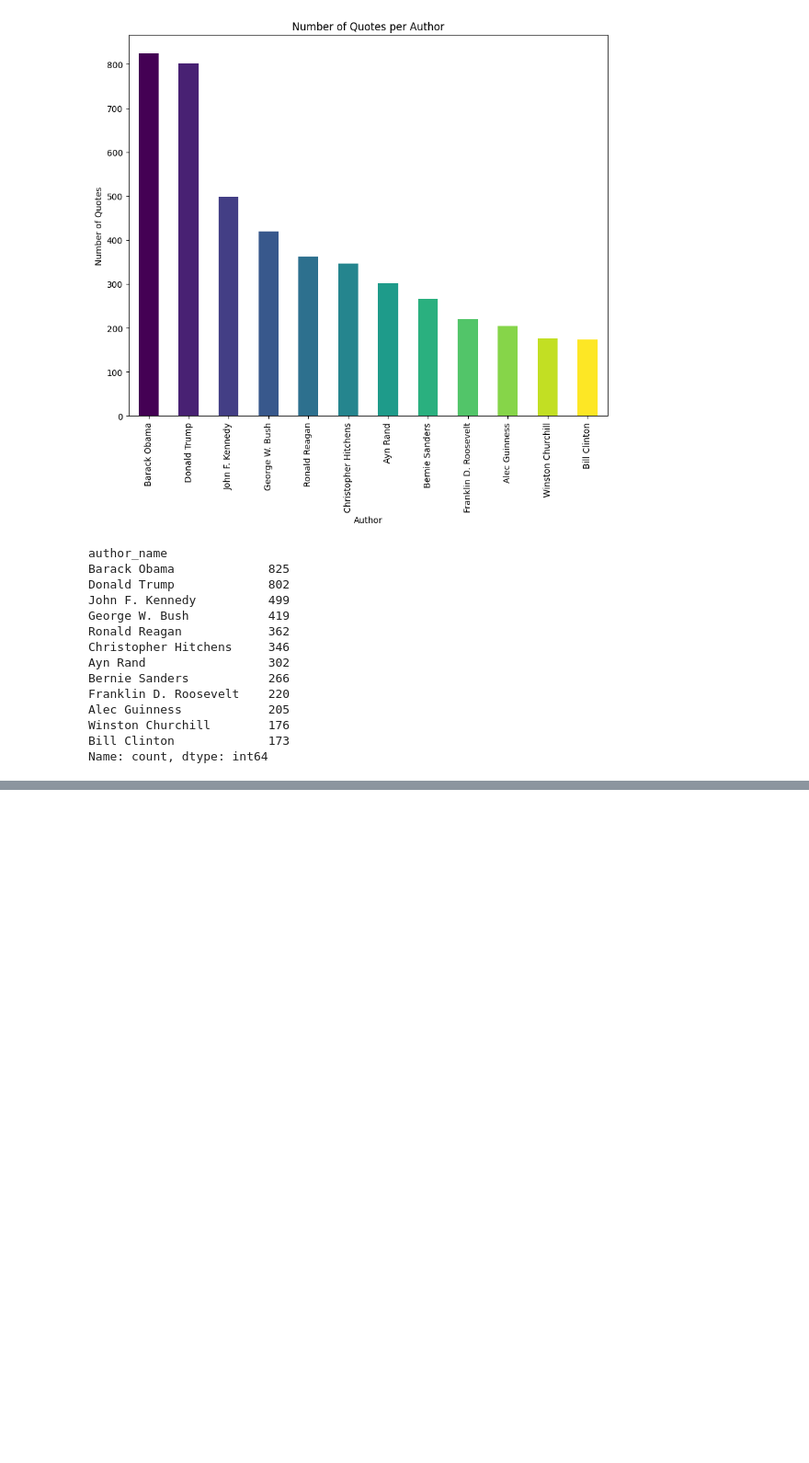
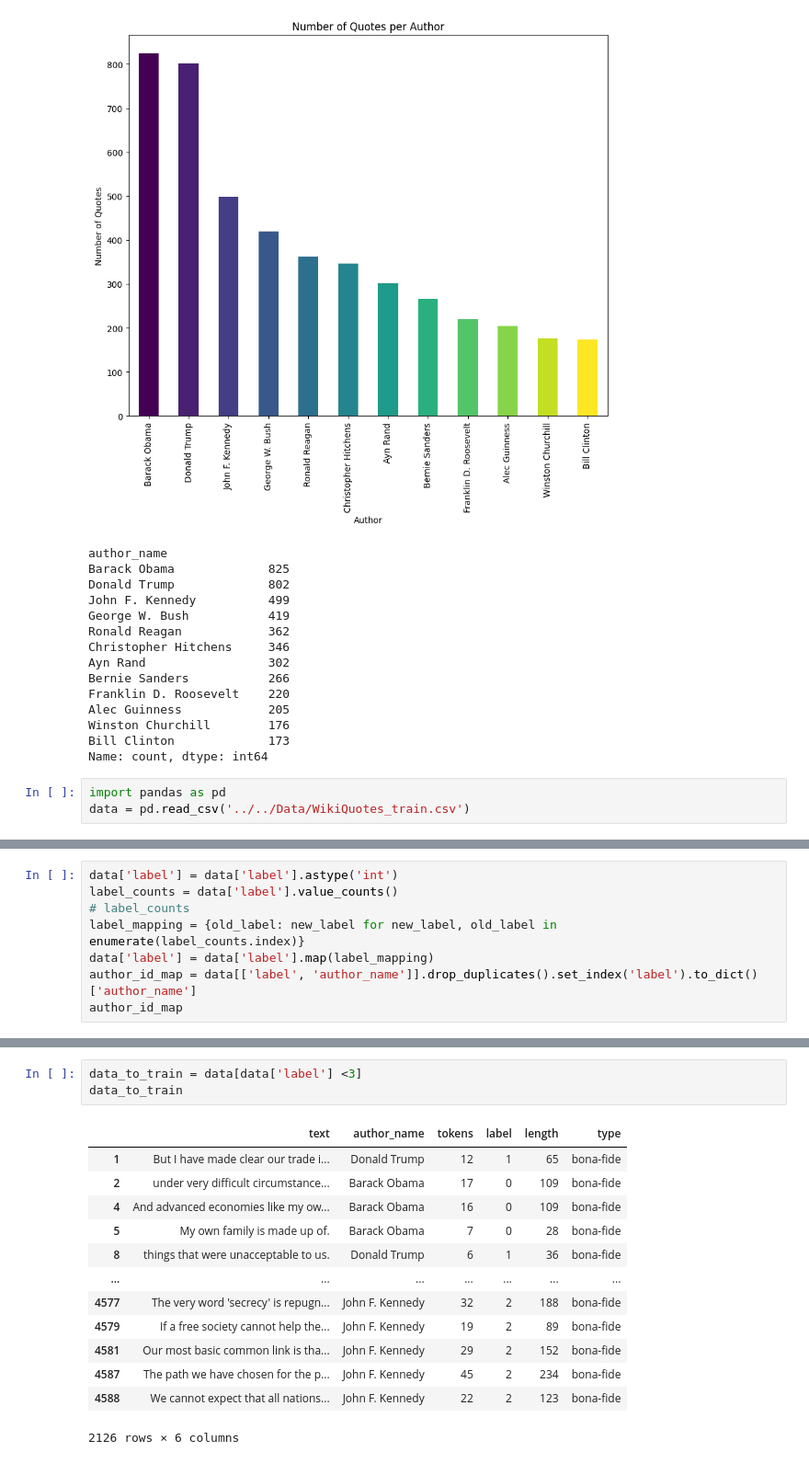
Before and after one commit to niconymanda/DADA, a Jupyter notebook: src/authorship_attribution/data.ipynb, the cells around one changed output, grey strips where cells are left out. Shown at 92% size. Saved outputs shown, nothing was run; the diff lists cells and outputs as text; blank space fills up the shorter version.

```diff
--- a/src/authorship_attribution/data.ipynb
+++ b/src/authorship_attribution/data.ipynb
@@ -572,3 +572,6 @@ Alec Guinness            205
 Winston Churchill        176
 Bill Clinton             173
 Name: count, dtype: int64
+# %%
+import pandas as pd
+data = pd.read_csv('../../Data/WikiQuotes_train.csv')
@@ -574,0 +583,8 @@ Name: count, dtype: int64
+# %%
+data['label'] = data['label'].astype('int')
+label_counts = data['label'].value_counts()
+# label_counts
+label_mapping = {old_label: new_label for new_label, old_label in enumerate(label_counts.index)}
+data['label'] = data['label'].map(label_mapping)
+author_id_map = data[['label', 'author_name']].drop_duplicates().set_index('label').to_dict()['author_name']
+author_id_map
@@ -574,0 +604,17 @@ Name: count, dtype: int64
+# %%
+data_to_train = data[data['label'] <3]
+data_to_train
+# %% [output]
+|  | text | author_name | tokens | label | length | type |
+| 1 | But I have made clear our trade i... | Donald Trump | 12 | 1 | 65 | bona-fide |
+| 2 | under very difficult circumstance... | Barack Obama | 17 | 0 | 109 | bona-fide |
+| 4 | And advanced economies like my ow... | Barack Obama | 16 | 0 | 109 | bona-fide |
+| 5 | My own family is made up of. | Barack Obama | 7 | 0 | 28 | bona-fide |
+| 8 | things that were unacceptable to us. | Donald Trump | 6 | 1 | 36 | bona-fide |
+| ... | ... | ... | ... | ... | ... | ... |
+| 4577 | The very word 'secrecy' is repugn... | John F. Kennedy | 32 | 2 | 188 | bona-fide |
+| 4579 | If a free society cannot help the... | John F. Kennedy | 19 | 2 | 89 | bona-fide |
+| 4581 | Our most basic common link is tha... | John F. Kennedy | 29 | 2 | 152 | bona-fide |
+| 4587 | The path we have chosen for the p... | John F. Kennedy | 45 | 2 | 234 | bona-fide |
+| 4588 | We cannot expect that all nations... | John F. Kennedy | 22 | 2 | 123 | bona-fide |
+2126 rows × 6 columns
```
Also changed, not shown: parts of 6 cells of this notebook, 5 other files.
